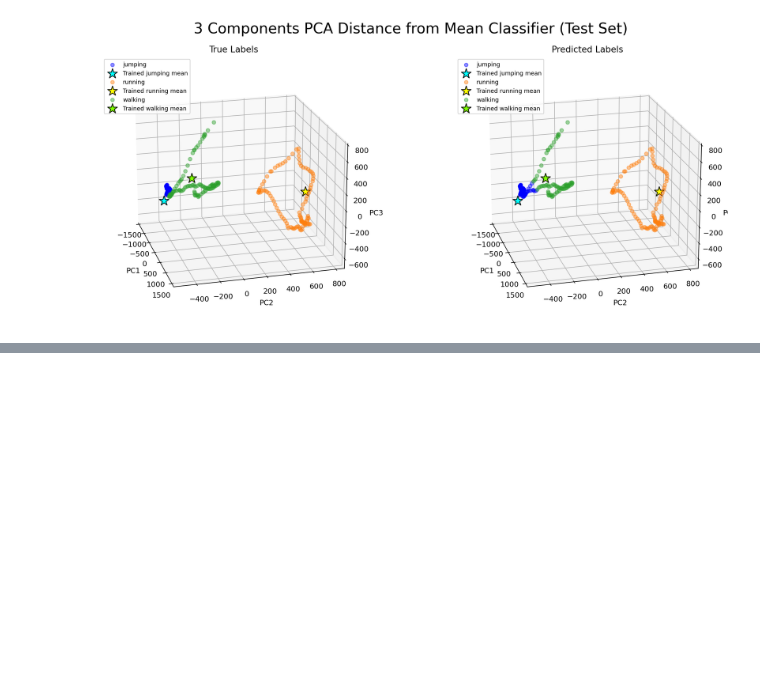
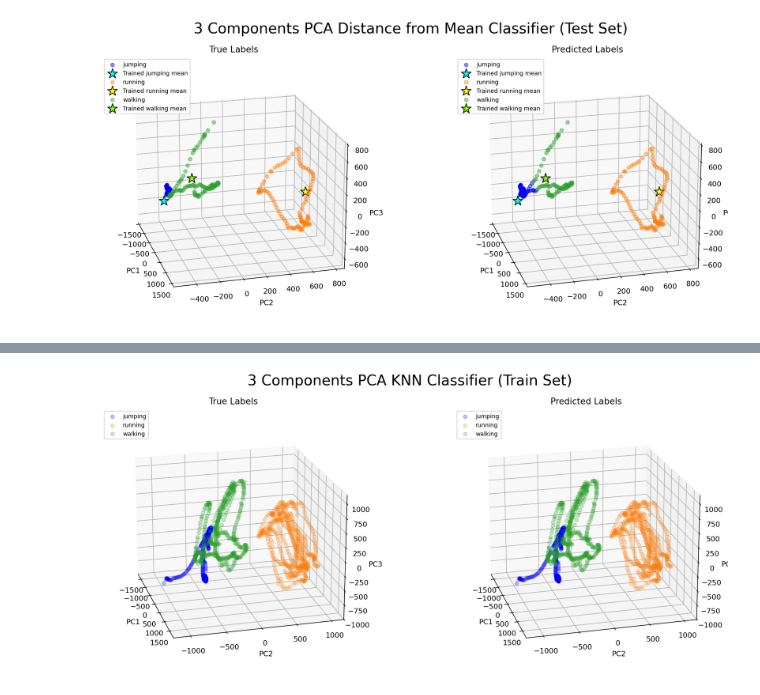
Before and after one commit to hunter-lybbert/uw-central, a Jupyter notebook: data_analysis/hw_02/robot_motion_analysis.ipynb, the cells around one changed output, grey strips where cells are left out. Cells and saved outputs as stored; diff of their text form; code cells hidden in the pictures; blank space fills up the shorter version.

```diff
--- a/data_analysis/hw_02/robot_motion_analysis.ipynb
+++ b/data_analysis/hw_02/robot_motion_analysis.ipynb
@@ -505,0 +563,59 @@ for k, predicted_label in enumerate(predicted_labels):
+# %%
+pca_model_3 = fit_k_component_pca(train_movement_data, train_labels, k_components=3, plot=False)
+
+train_movement_data_transformed = pca_model_3.transform(train_movement_data)
+
+knn_for_3_pca_modes = KNeighborsClassifier()
+knn_for_3_pca_modes.fit(train_movement_data_transformed, train_labels)
+
+predicted_labels = knn_for_3_pca_modes.predict(train_movement_data_transformed)
+
+fig = plt.figure(figsize=(14, 6), dpi=160)
+ax0 = fig.add_subplot(121, projection='3d')
+
+for i, label in enumerate(np.unique(train_labels)):
+    ax0.scatter(
+        train_movement_data_transformed[train_labels == label, 0],
+        train_movement_data_transformed[train_labels == label, 1],
+        train_movement_data_transformed[train_labels == label, 2],
+        label=label,
+        color=matplotlib_color_order[i],
+        s=25,
+        alpha=.25,
+    )
+
+ax0.view_init(elev=20, azim=-15)
+ax0.set_xlabel("PC1")
+ax0.set_ylabel("PC2")
+ax0.set_zlabel("PC3")
+ax0.legend(loc='upper left', fontsize=8)
+ax0.set_title("True Labels")
+
+ax1 = fig.add_subplot(122, projection='3d')
+
+for i, label in enumerate(np.unique(predicted_labels)):
+    ax1.scatter(
+        train_movement_data_transformed[predicted_labels == label, 0],
+        train_movement_data_transformed[predicted_labels == label, 1],
+        train_movement_data_transformed[predicted_labels == label, 2],
+        label=label,
+        color=matplotlib_color_order[i],
+        s=25,
+        alpha=.25,
+    )
+
+ax1.view_init(elev=20, azim=-15)
+ax1.set_xlabel("PC1")
+ax1.set_ylabel("PC2")
+ax1.set_zlabel("PC3")
+ax1.legend(loc='upper left', fontsize=8)
+ax1.set_title("Predicted Labels")
+
+
+plt.suptitle("3 Components PCA KNN Classifier (Train Set)", fontsize=20)
+plt.tight_layout()
+
+plt.savefig("visualizations/pca_distance_from_knn_classifier_3d.png")
+plt.show()
+# %% [output]
+[figure, added]
```
Also changed, not shown: parts of 9 cells of this notebook, 9 other files.
